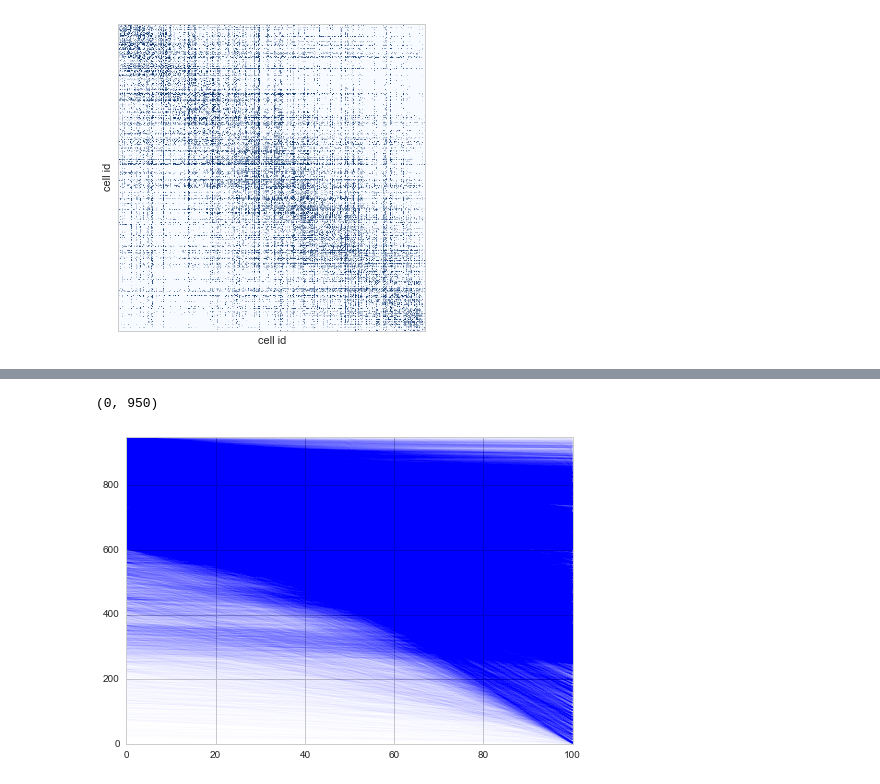
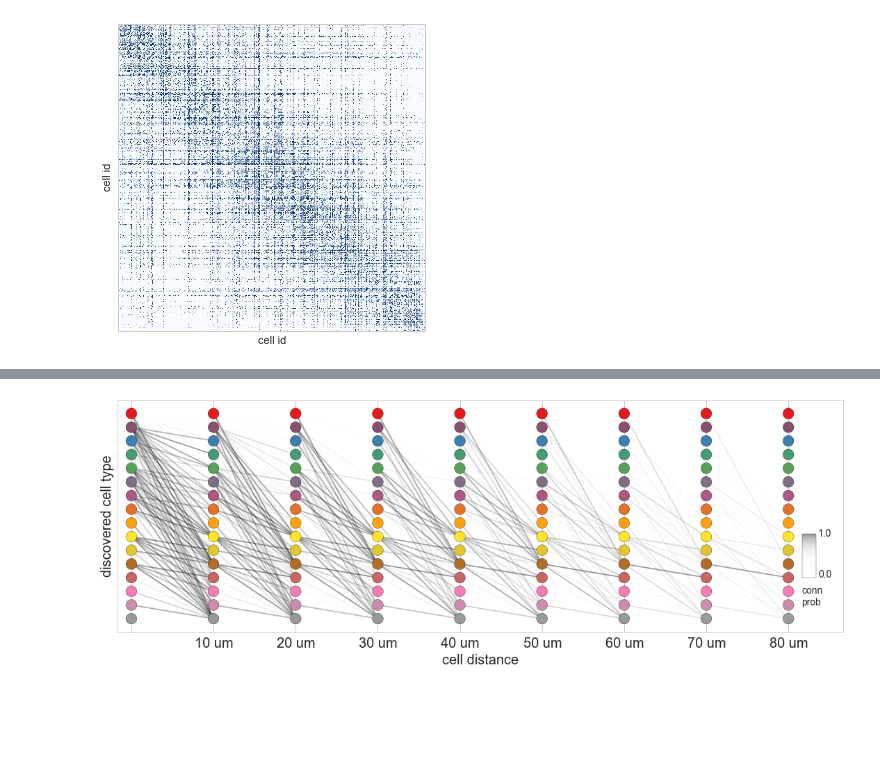
Before and after one commit to ericmjonas/connectodiscovery, a Jupyter notebook: experiments/mouseretina/plots.ipynb, the cells around one changed output, grey strips where cells are left out. Saved outputs shown, nothing was run; the diff lists cells and outputs as text; code cells hidden in the pictures; blank space fills up the shorter version.

```diff
--- a/experiments/mouseretina/plots.ipynb
+++ b/experiments/mouseretina/plots.ipynb
@@ -327,20 +361,0 @@ fig.savefig("tgt.somapos.pdf")
-# %%
-from matplotlib.collections import LineCollection
-
-# plot connectivity
-X1 = 0
-X2 = 100
-points = []
-for ci in range(len(assign)):
-    for cj in range(len(assign)):
-        if mat[ci, cj] and (ci > cj):
-            points.append([(X1, ci), (X2, cj)])
-lc = LineCollection(points, alpha=0.01, linewidth=1)
-fig = pylab.figure()
-ax = fig.add_subplot(1, 1, 1)
-ax.add_artist(lc)
-ax.set_xlim(X1, X2)
-ax.set_ylim(0, len(assign))
-# %% [output]
-(0, 950)
-[figure, removed]
@@ -346,0 +364,39 @@ ax.set_ylim(0, len(assign))
+# %%
+dists = np.linspace(10, 80, 8)
+
+mats = np.zeros((len(dists), len(np.unique(ca)), len(np.unique(ca))))
+
+for di, d in enumerate(dists):
+    e = irm.irmio.latent_distance_eval(d, latent_relation['ss'], latent_relation['hps'], "LogisticDistance" )
+    # convert to canonical
+    for (g1, g2), p in e.iteritems():
+        c1 = mapping[g1]
+        c2 = mapping[g2]
+        mats[di, c1, c2] = p
+# %%
+import linkplots
+reload(linkplots)
+
+fig = pylab.figure(figsize=(20, 6))
+ax = fig.add_subplot(1, 1, 1, aspect='equal')
+
+group_colors_opaque = group_colors.copy()
+group_colors_opaque[:, -1] = 1.0
+
+
+def color_func(x):
+    if x < 0.0:
+        return np.array([0.0, 0.0, 0.0, 0.0])
+    return np.array([0.0, 0.0, 0.0, x**4])
+
+linkplots.plot_helper(ax, mats, group_colors_opaque, color_func, X_SCALE=6.0)
+ax.set_xticklabels([""] + ["%2.0f um"% x for x in  dists], fontsize=20)
+ax.text(6.0*len(mats)+1, 2, "conn\nprob", fontsize= 14 )
+ax.text(6.0*len(mats)+2.2, 4, "0.0", fontsize= 14 )
+
+ax.text(6.0*len(mats)+2.2, 7, "1.0", fontsize= 14 )
+
+
+fig.savefig("tgt.bestsample.connections.pdf")
+# %% [output]
+[figure, added]
```
Also changed, not shown: parts of 7 cells of this notebook, 17 other files.
